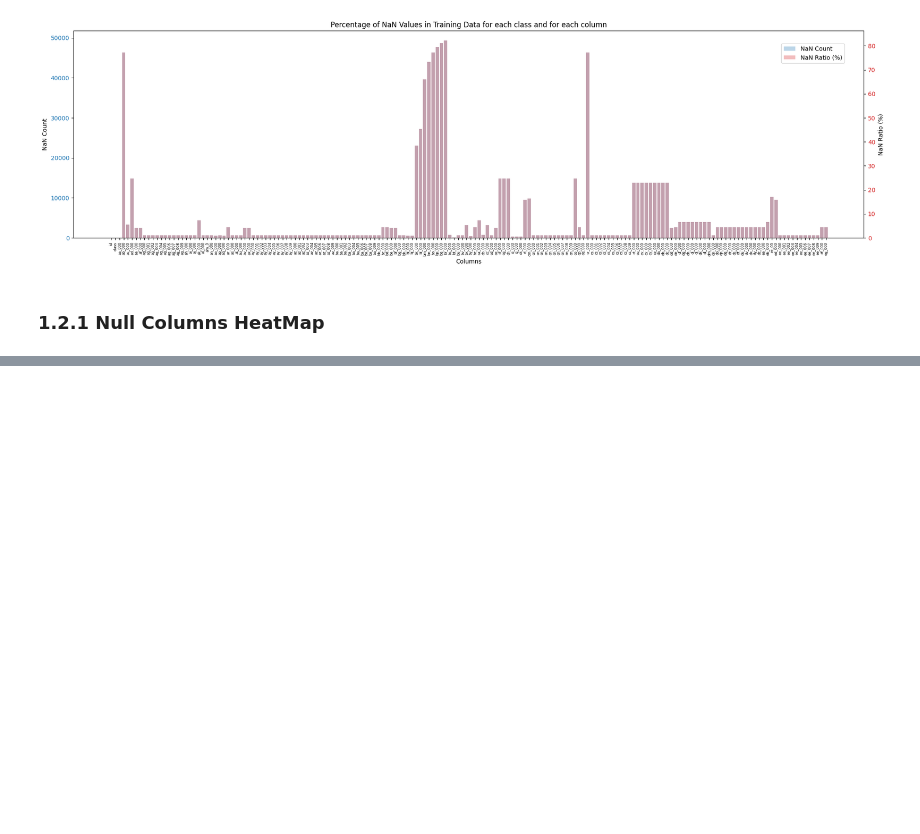
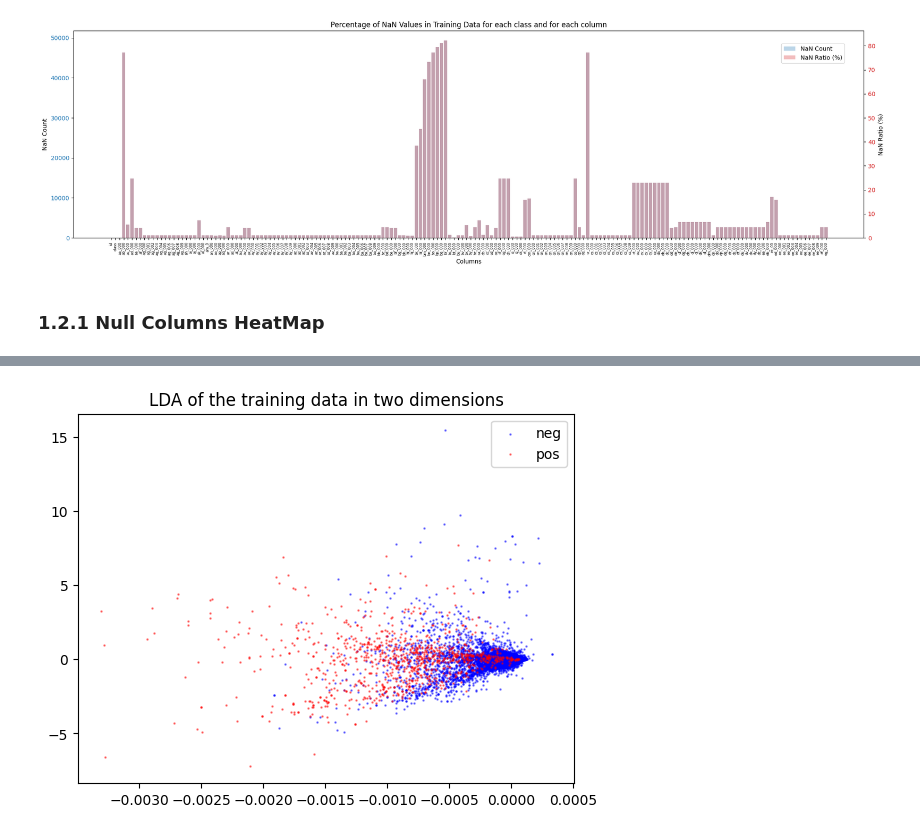
Before and after one commit to lfd-team2/lfd_team2_project, a Jupyter notebook: project.ipynb, the cells around one changed output, grey strips where cells are left out. Saved outputs shown, nothing was run; the diff lists cells and outputs as text; code cells hidden in the pictures; blank space fills up the shorter version.

```diff
--- a/project.ipynb
+++ b/project.ipynb
@@ -152,0 +495,14 @@ plt.show()
+# %%
+# Draw the two dimensional LDA plot
+lda_data, components, component_eigenvalues = lda(training_data, training_class, 2)
+
+lda_neg_values = lda_data[neg_indices]
+lda_pos_values = lda_data[pos_indices]
+
+plt.scatter(lda_neg_values[:, 0], lda_neg_values[:, 1], s=0.5, alpha=0.5, c='b', label='neg')
+plt.scatter(lda_pos_values[:, 0], lda_pos_values[:, 1], s=0.5, alpha=0.5, c='r', label='pos')
+plt.title('LDA of the training data in two dimensions')
+plt.legend()
+plt.show()
+# %% [output]
+[figure, added]
```
Also changed, not shown: parts of 22 cells of this notebook, 2 other files.
